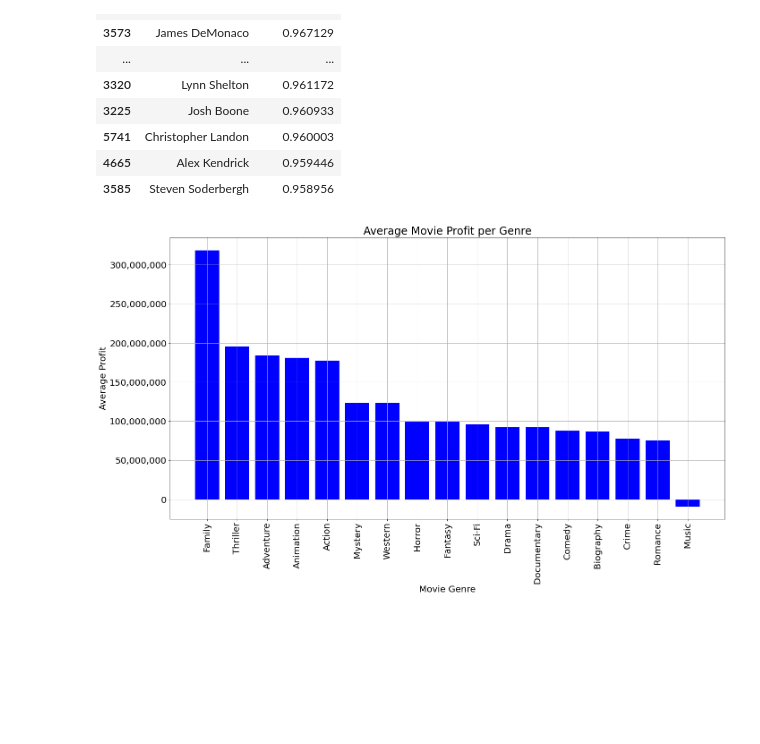
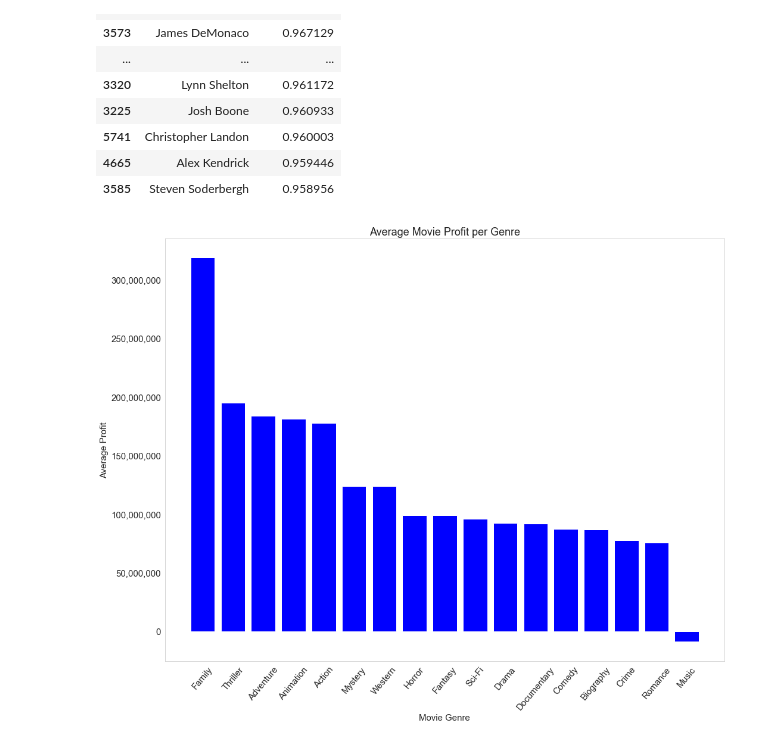
Before and after one commit to pedrov718/box_office_project, a Jupyter notebook: phase1_project.ipynb, the cells around one changed output. Saved outputs shown, nothing was run; the diff lists cells and outputs as text; code cells hidden in the pictures; blank space fills up the shorter version.

```diff
--- a/phase1_project.ipynb
+++ b/phase1_project.ipynb
@@ -343,7 +344,7 @@ ax.set_ylabel("Average Runtime")
 ax.set_title('Average Movie Runtime per Genre')
 ax.get_yaxis().set_major_formatter(
     matplotlib.ticker.FuncFormatter(lambda x, p: format(int(x), ',')))
-plt.rcParams.update({'font.size': 30})
+plt.rcParams.update({'font.size': 40})
 plt.tight_layout()
 plt.show();
 # %% [output]
@@ -524,20 +553,20 @@ movies.drop(index = [4201, 1659 ], inplace = True)
 # %%
 avg_prof_per_genre = movies.groupby("genre1")["profit"].mean().sort_values(ascending= False)
 
 
-fig, ax = plt.subplots(figsize=(20,12))
+fig, ax = plt.subplots(figsize=(15,12))
 
 # sets up bar plot
 ax.bar(avg_prof_per_genre.keys(), avg_prof_per_genre, color = "blue")
 ax.set_xlabel('Movie Genre')
 ax.set_ylabel("Average Profit")
 ax.set_title('Average Movie Profit per Genre')
-ax.set_xticklabels(avg_prof_per_genre.keys(), rotation=90)
+ax.set_xticklabels(avg_prof_per_genre.keys(), rotation=50)
 ax.get_yaxis().set_major_formatter(
     matplotlib.ticker.FuncFormatter(lambda x, p: format(int(x), ',')))
-plt.rcParams.update({'font.size': 20})
+plt.rcParams.update({'font.size': 15})
 plt.grid()
 plt.tight_layout()
 plt.show();
 # %% [output]
-[figure, old version]
+[figure, new version]
```
Also changed, not shown: parts of 12 cells of this notebook.
